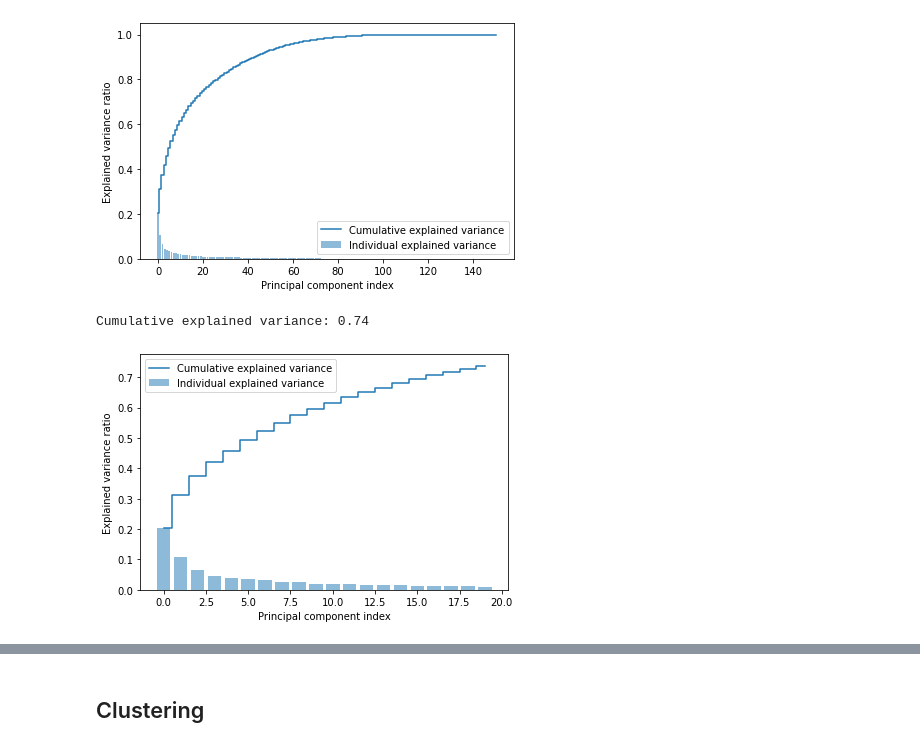
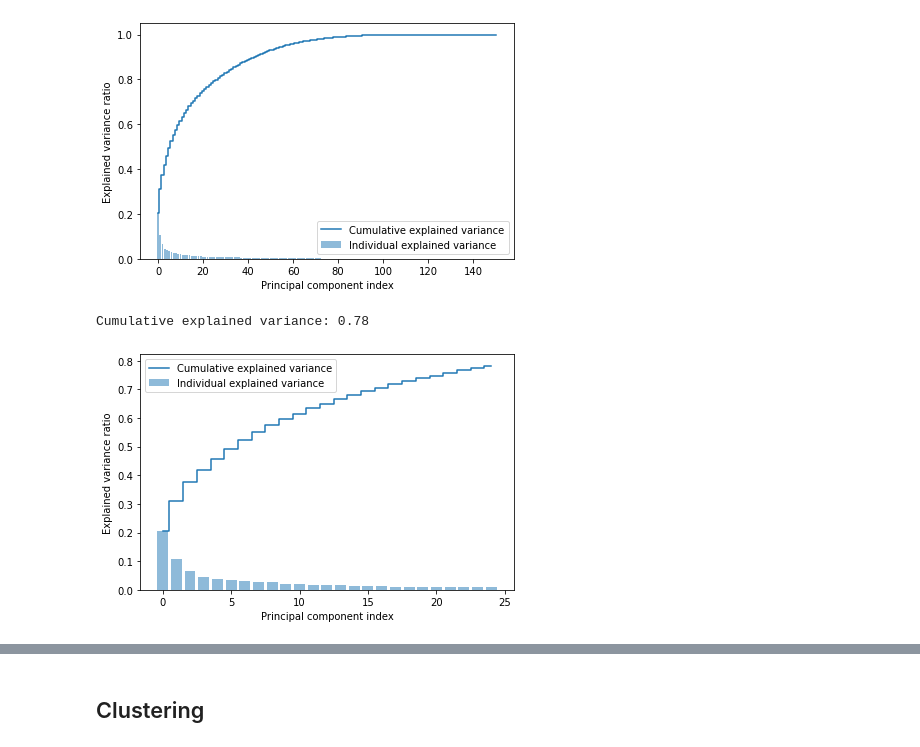
Before and after one commit to PimSchoolkate/CatalanLanguagePrediction, a Jupyter notebook: notebooks/02_pca_clustering.ipynb, the cells around one changed output, grey strips where cells are left out. Cells and saved outputs as stored; diff of their text form; code cells hidden in the pictures.

```diff
--- a/notebooks/02_pca_clustering.ipynb
+++ b/notebooks/02_pca_clustering.ipynb
@@ -67,20 +67,20 @@ plt.show()
 # %% [output]
 [figure]
 # %%
-def cumulative_exp_car(components=20):
+def cumulative_exp_car(components=25):
     exp_var_filtered = exp_var[0:components]
     cum_sum_filtered = cum_sum_eigenvalues[0:components]
     print('Cumulative explained variance:', round(cum_sum_filtered[components-1], 2))
     plt.bar(range(0,len(exp_var_filtered)), exp_var_filtered, alpha=0.5, align='center', label='Individual explained variance')
     plt.step(range(0,len(cum_sum_filtered)), cum_sum_filtered, where='mid',label='Cumulative explained variance')
     plt.ylabel('Explained variance ratio')
     plt.xlabel('Principal component index')
     plt.legend(loc='best')
     plt.tight_layout()
     plt.show()
 cumulative_exp_car()
 # %% [output]
-Cumulative explained variance: 0.74
+Cumulative explained variance: 0.78
-[figure, old version]
+[figure, new version]
 # %%
 loadings = pca.components_
```
Also changed, not shown: parts of 5 cells of this notebook, 9 other files.
